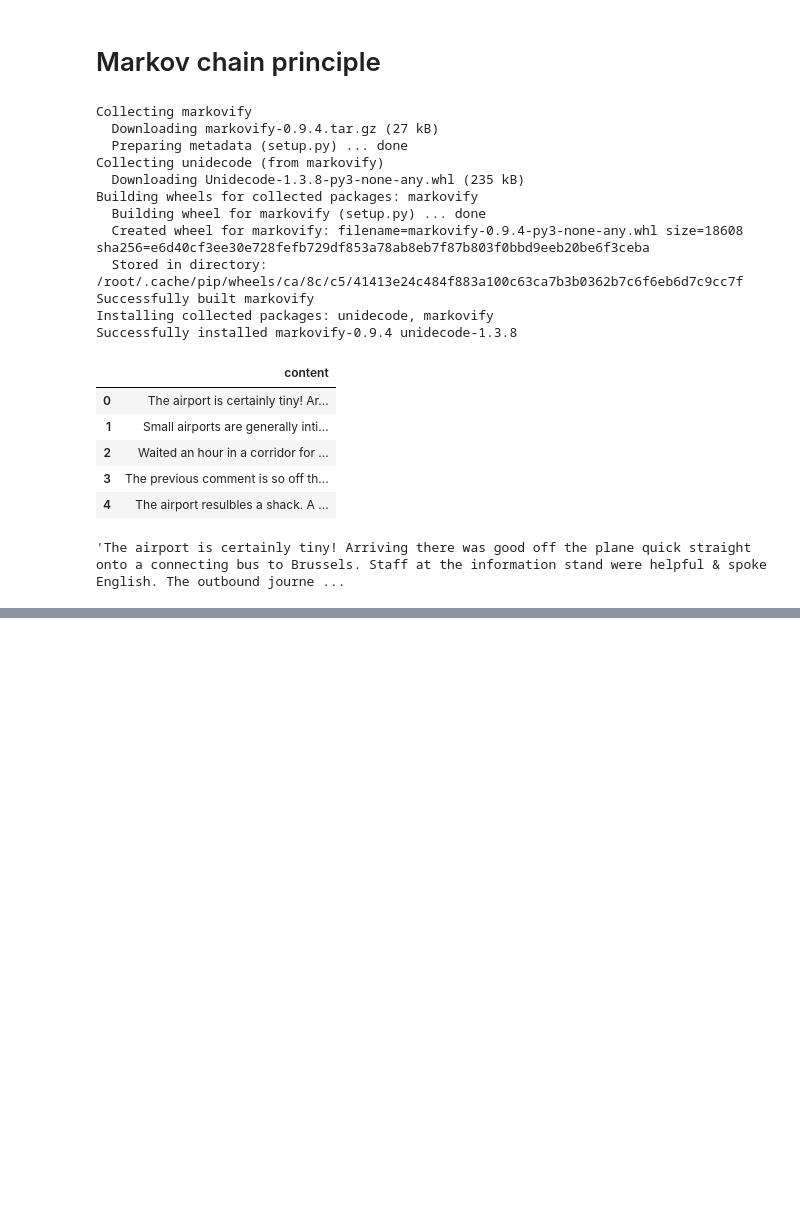
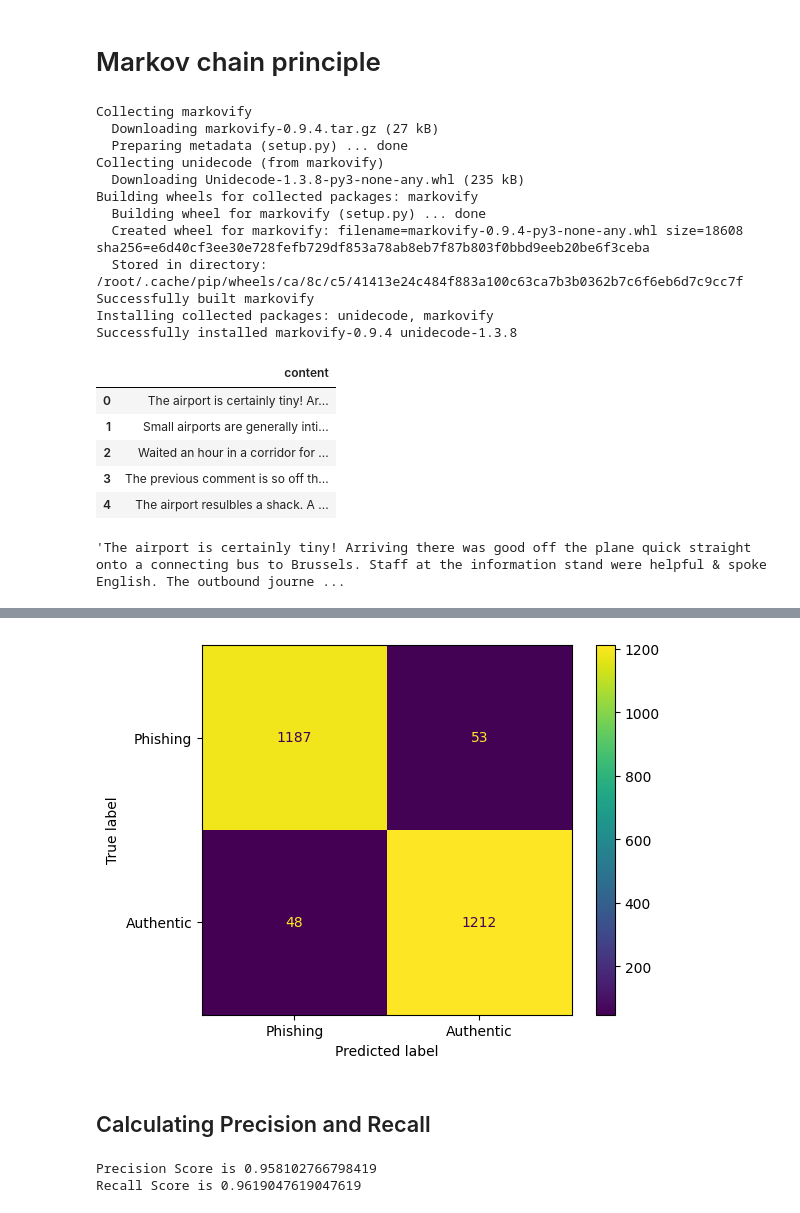
Before and after one commit to snemmani/ml_ai, a Jupyter notebook: Lab/Day2_Cybersecurity.ipynb, the cells around one changed output, grey strips where cells are left out. Drawn from its saved outputs; the diff is of its cells as text; code cells hidden in the pictures; blank space fills up the shorter version.

```diff
--- a/Lab/Day2_Cybersecurity.ipynb
+++ b/Lab/Day2_Cybersecurity.ipynb
@@ -490,0 +528,7 @@ The frequency of trains to and from the airport to Leuven as well fly to Antwerp
+# %%
+from sklearn.tree import DecisionTreeClassifier
+
+dclf = DecisionTreeClassifier()
+dclf.fit(X_train, y_train)
+
+preds = dclf.predict(X_test)
@@ -490,0 +539,17 @@ The frequency of trains to and from the airport to Leuven as well fly to Antwerp
+# %%
+skfold = StratifiedKFold(n_splits=10, shuffle=True)
+print("Stratified KFolds and shuffle splits for detecting the performance of Decision Tree, Random Forest and KNN models over Phishing Dataset")
+for i, (train_index, test_index) in enumerate(skfold.split(X, y)):
+  print(f"Fold {i}:")
+  dclf = DecisionTreeClassifier()
+  dclf.fit(X[train_index], y[train_index])
+  preds = dclf.predict(X[test_index])
+  print(f"  Decision Trees Accuracy score is: {accuracy_score(y[test_index], preds):2.2%}")
+  rfc = RandomForestClassifier()
+  rfc.fit(X[train_index], y[train_index])
+  preds = rfc.predict(X[test_index])
+  print(f"  Random ForestAccuracy score is: {accuracy_score(y[test_index], preds):2.2%}")
+  knn = KNeighborsClassifier()
+  knn.fit(X[train_index], y[train_index])
+  preds = knn.predict(X[test_index])
+  print(f"  KNN Accuracy score is: {accuracy_score(y[test_index], preds):2.2%}")
@@ -490,0 +578,18 @@ The frequency of trains to and from the airport to Leuven as well fly to Antwerp
+# %%
+from sklearn.metrics import ConfusionMatrixDisplay, confusion_matrix
+
+ConfusionMatrixDisplay(confusion_matrix(y_test, preds), display_labels = ['Phishing', 'Authentic']).plot()
+
+plt.show()
+# %% [output]
+[figure, added]
+# %% [markdown]
+## Calculating Precision and Recall
+# %%
+from sklearn.metrics import precision_score, recall_score
+
+print(f"Precision Score is {precision_score(y_test, preds)}")
+print(f"Recall Score is {recall_score(y_test, preds)}")
+# %% [output]
+Precision Score is 0.958102766798419
+Recall Score is 0.9619047619047619
```
Also changed, not shown: parts of 18 cells of this notebook.
